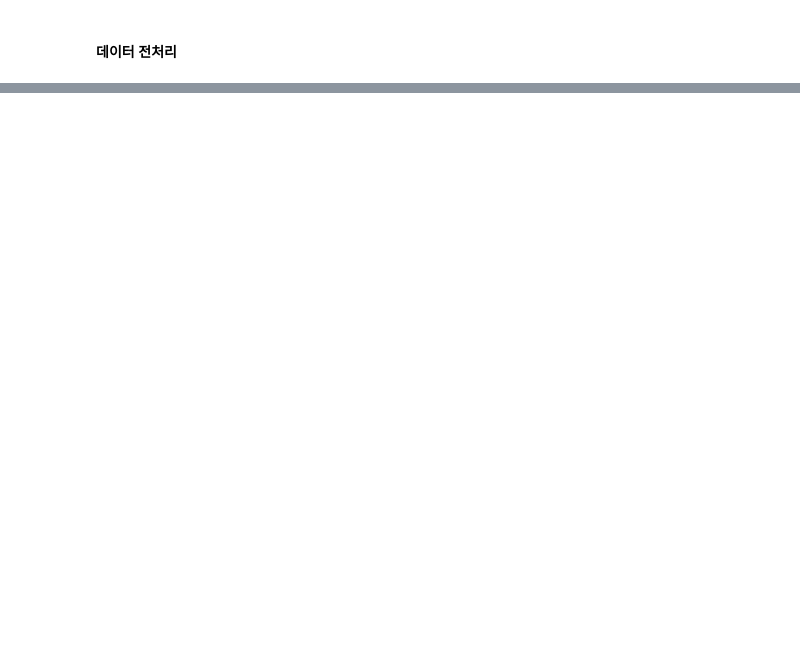
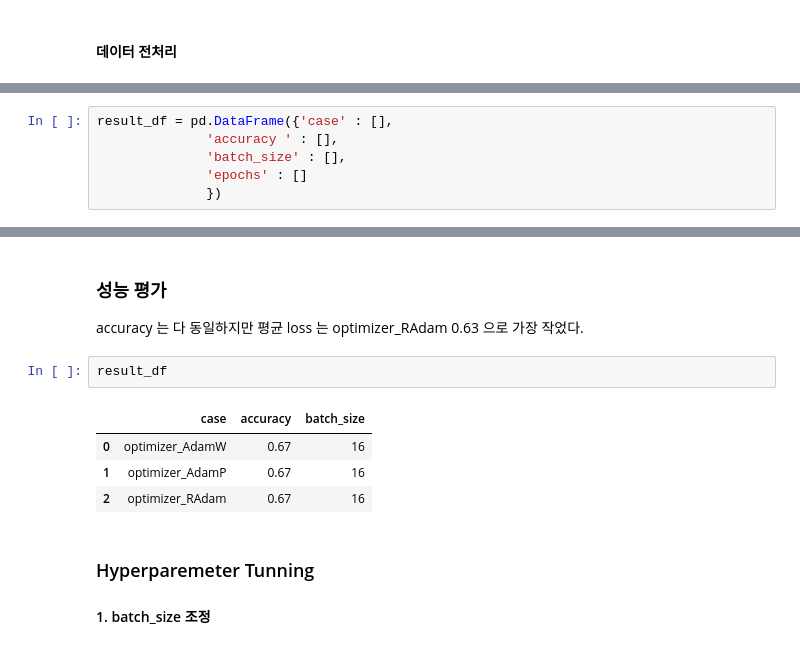
Before and after one commit to Jyundev/Dacon-Project, a Jupyter notebook: yunyoung/judgment_prediction.ipynb, the cells around one changed output, grey strips where cells are left out. Cells and saved outputs as stored; diff of their text form; blank space fills up the shorter version.

```diff
--- a/yunyoung/judgment_prediction.ipynb
+++ b/yunyoung/judgment_prediction.ipynb
@@ -75,0 +682,6 @@ data.tail()
+# %%
+result_df = pd.DataFrame({'case' : [],
+              'accuracy ' : [],
+              'batch_size' : [],
+              'epochs' : []
+              })
@@ -75,0 +770,15 @@ data.tail()
+# %% [markdown]
+### 성능 평가
+
+accuracy 는 다 동일하지만 평균 loss 는  optimizer_RAdam 0.63 으로 가장 작었다.
+# %%
+result_df
+# %% [output]
+|  | case | accuracy | batch_size |
+| 0 | optimizer_AdamW | 0.67 | 16 |
+| 1 | optimizer_AdamP | 0.67 | 16 |
+| 2 | optimizer_RAdam | 0.67 | 16 |
+# %% [markdown]
+### Hyperparemeter Tunning
+
+#### 1. batch_size 조정
```
Also changed, not shown: parts of 64 cells of this notebook.
